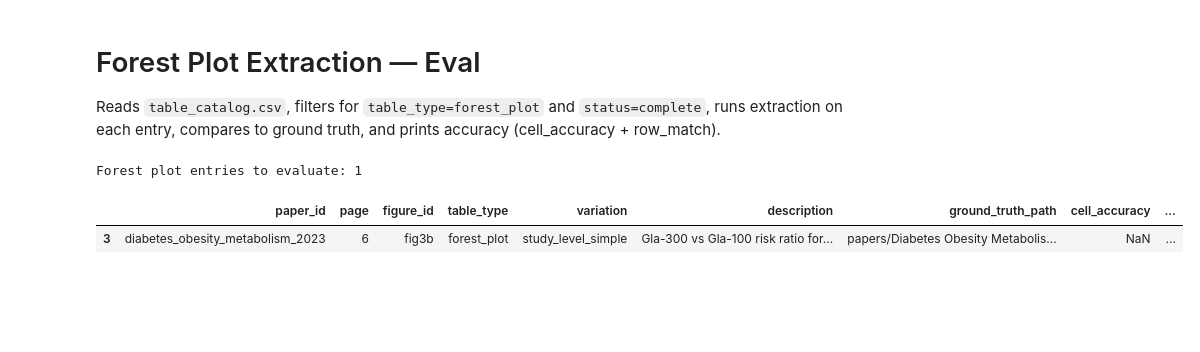
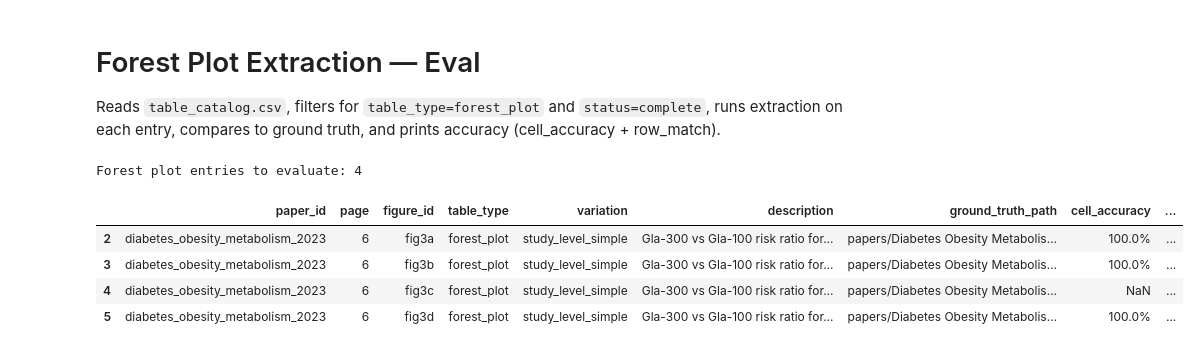
Before and after one commit to roshgill/table_extraction_medical, a Jupyter notebook: notebooks/eval_forest_plot.ipynb, the cells around one changed output. Saved outputs shown, nothing was run; the diff lists cells and outputs as text; code cells hidden in the pictures; blank space fills up the shorter version.

```diff
--- a/notebooks/eval_forest_plot.ipynb
+++ b/notebooks/eval_forest_plot.ipynb
@@ -15,16 +16,19 @@ from agents.router.classify import classify_page
 # %%
 MODEL = DEFAULT_MODEL
 
 catalog = pd.read_csv("../table_catalog.csv")
 catalog["status"] = catalog["status"].str.strip()
 forest_entries = catalog[catalog["table_type"] == "forest_plot"].copy()
-# Only eval entries with status=not started
-eval_entries = forest_entries[forest_entries["status"] == "not started"]
+# Eval all diabetes forest plots (4 sub-figures on page 6)
+eval_entries = forest_entries[forest_entries["paper_id"] == "diabetes_obesity_metabolism_2023"]
 print(f"Forest plot entries to evaluate: {len(eval_entries)}")
 eval_entries
 # %% [output]
-Forest plot entries to evaluate: 1
+Forest plot entries to evaluate: 4
 |  | paper_id | page | figure_id | table_type | variation | description | ground_truth_path | cell_accuracy | ... |
-| 3 | diabetes_obesity_metabolism_2023 | 6 | fig3b | forest_plot | study_level_simple | Gla-300 vs Gla-100 risk ratio for... | papers/Diabetes Obesity Metabolis... | NaN | ... |
+| 2 | diabetes_obesity_metabolism_2023 | 6 | fig3a | forest_plot | study_level_simple | Gla-300 vs Gla-100 risk ratio for... | papers/Diabetes Obesity Metabolis... | 100.0% | ... |
+| 3 | diabetes_obesity_metabolism_2023 | 6 | fig3b | forest_plot | study_level_simple | Gla-300 vs Gla-100 risk ratio for... | papers/Diabetes Obesity Metabolis... | 100.0% | ... |
+| 4 | diabetes_obesity_metabolism_2023 | 6 | fig3c | forest_plot | study_level_simple | Gla-300 vs Gla-100 risk ratio for... | papers/Diabetes Obesity Metabolis... | NaN | ... |
+| 5 | diabetes_obesity_metabolism_2023 | 6 | fig3d | forest_plot | study_level_simple | Gla-300 vs Gla-100 risk ratio for... | papers/Diabetes Obesity Metabolis... | 100.0% | ... |
 # %%
 results = []
```
Also changed, not shown: parts of 4 cells of this notebook, 6 other files.
